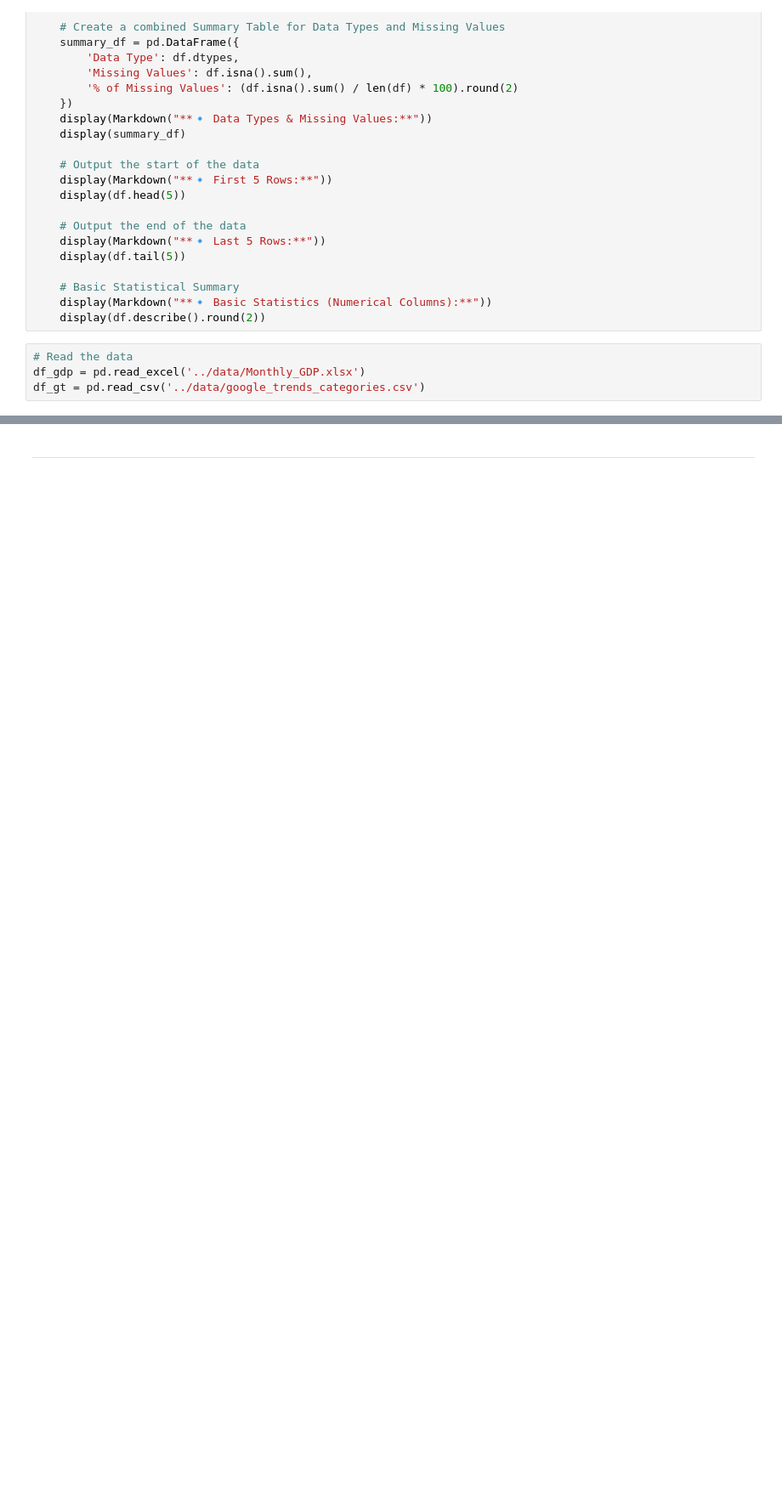
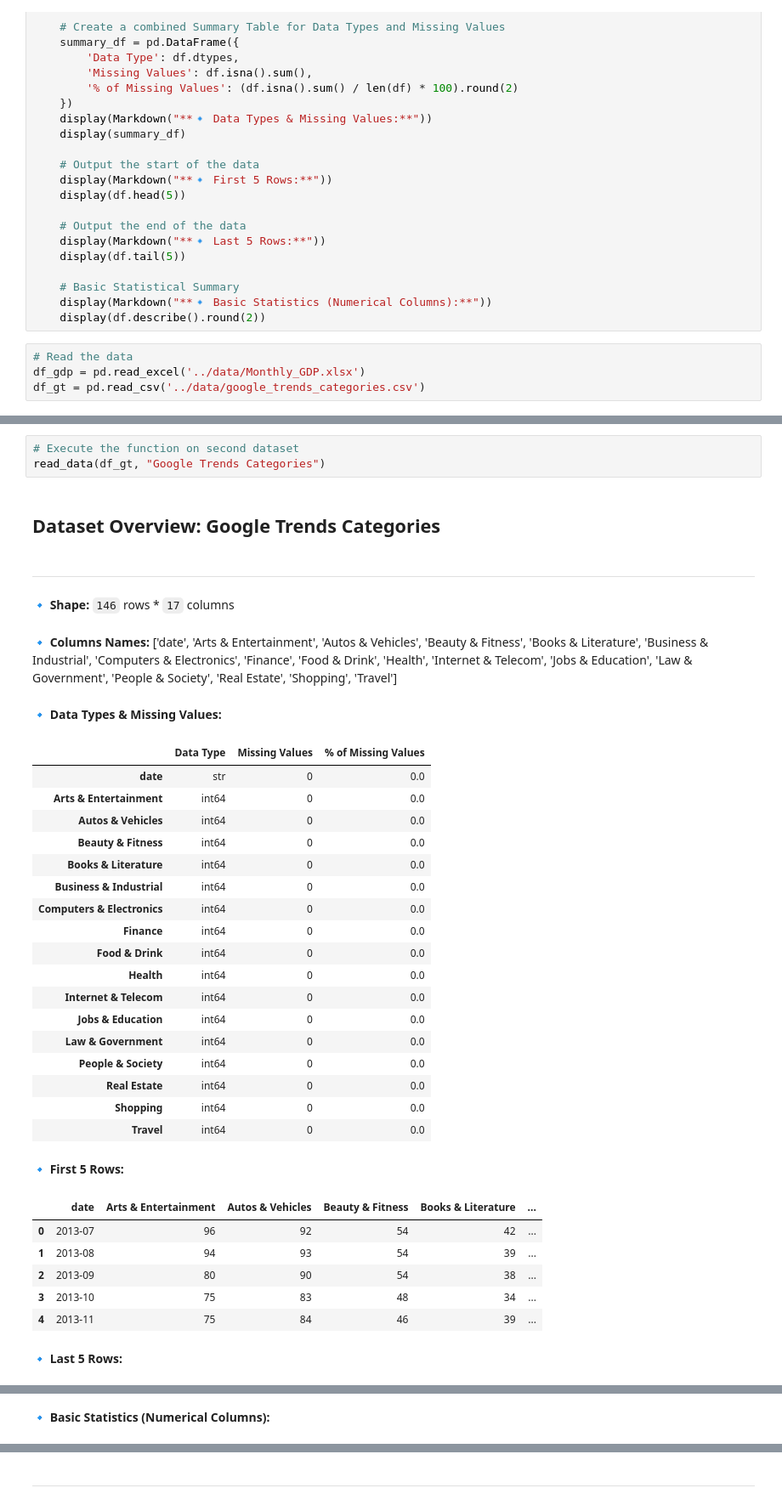
Before and after one commit to OmarAhmedAbdelAziz/GDP-Nowcasting-case-study-CBE, a Jupyter notebook: notebooks/GDP_Nowcasting.ipynb, the cells around one changed output, grey strips where cells are left out. Shown at 85% size. Saved outputs shown, nothing was run; the diff lists cells and outputs as text; blank space fills up the shorter version.

Commit message:
importing and reading data

```diff
--- a/notebooks/GDP_Nowcasting.ipynb
+++ b/notebooks/GDP_Nowcasting.ipynb
@@ -49,0 +86,35 @@ df_gt = pd.read_csv('../data/google_trends_categories.csv')
+# %%
+# Execute the function on second dataset
+read_data(df_gt, "Google Trends Categories")
+# %% [output]
+## Dataset Overview: **Google Trends Categories**
+---
+**🔹 Shape:** `146` rows * `17` columns
+**🔹 Columns Names:** ['date', 'Arts & Entertainment', 'Autos & Vehicles', 'Beauty & Fitness', 'Books & Literature', 'Business & Industrial', 'Computers & Electronics', 'Finance', 'Food & Drink', 'Health', 'Internet & Telecom', 'Jobs & Education', 'Law & Government', 'People & Society', 'Real Estate', 'Shopping', 'Travel']
+**🔹 Data Types & Missing Values:**
+|  | Data Type | Missing Values | % of Missing Values |
+| date | str | 0 | 0.0 |
+| Arts & Entertainment | int64 | 0 | 0.0 |
+| Autos & Vehicles | int64 | 0 | 0.0 |
+| Beauty & Fitness | int64 | 0 | 0.0 |
+| Books & Literature | int64 | 0 | 0.0 |
+| Business & Industrial | int64 | 0 | 0.0 |
+| Computers & Electronics | int64 | 0 | 0.0 |
+| Finance | int64 | 0 | 0.0 |
+| Food & Drink | int64 | 0 | 0.0 |
+| Health | int64 | 0 | 0.0 |
+| Internet & Telecom | int64 | 0 | 0.0 |
+| Jobs & Education | int64 | 0 | 0.0 |
+| Law & Government | int64 | 0 | 0.0 |
+| People & Society | int64 | 0 | 0.0 |
+| Real Estate | int64 | 0 | 0.0 |
+| Shopping | int64 | 0 | 0.0 |
+| Travel | int64 | 0 | 0.0 |
+**🔹 First 5 Rows:**
+|  | date | Arts & Entertainment | Autos & Vehicles | Beauty & Fitness | Books & Literature | ... |
+| 0 | 2013-07 | 96 | 92 | 54 | 42 | ... |
+| 1 | 2013-08 | 94 | 93 | 54 | 39 | ... |
+| 2 | 2013-09 | 80 | 90 | 54 | 38 | ... |
+| 3 | 2013-10 | 75 | 83 | 48 | 34 | ... |
+| 4 | 2013-11 | 75 | 84 | 46 | 39 | ... |
+**🔹 Last 5 Rows:**
@@ -49,0 +127 @@ df_gt = pd.read_csv('../data/google_trends_categories.csv')
+**🔹 Basic Statistics (Numerical Columns):**
```
Also changed, not shown: parts of 2 cells of this notebook.
